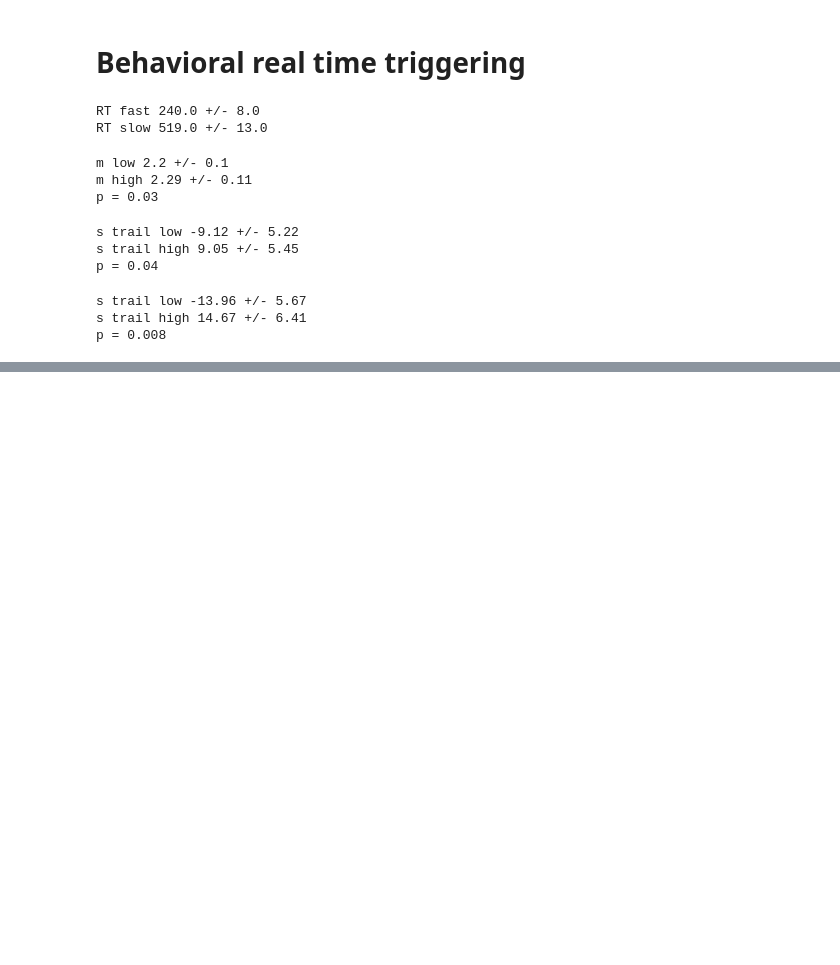
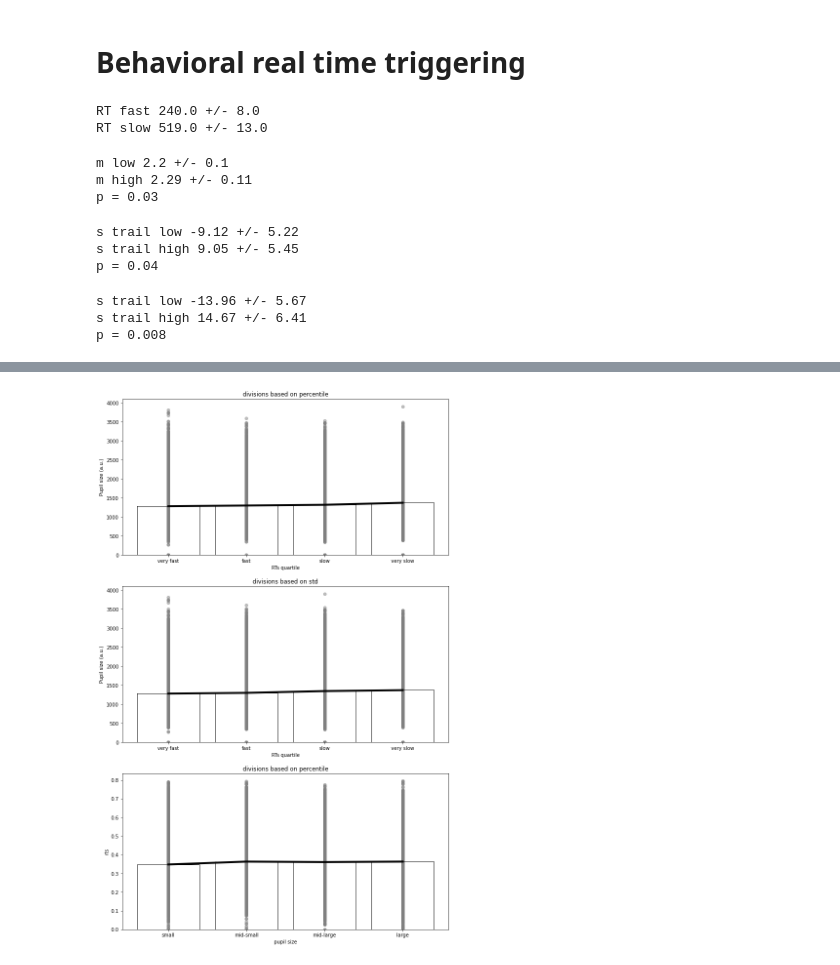
Before and after one commit to debetten/KeenedeBettencourt_PupilTrigger, a Jupyter notebook: scripts/Expt1_results.ipynb, the cells around one changed output, grey strips where cells are left out. Drawn from its saved outputs; the diff is of its cells as text; code cells hidden in the pictures; blank space fills up the shorter version.

```diff
--- a/scripts/Expt1_results.ipynb
+++ b/scripts/Expt1_results.ipynb
@@ -176,0 +184,98 @@ os.getcwd()
+# %%
+base_project_dir='/Users/pkeen/Documents/github/pupilometry_paper/'
+project_dir = base_project_dir + 'expt2/'
+subjects_dir = project_dir + 'subj_data/'
+figure_dir = base_project_dir + 'paper_figs/'
+
+#suppfig 2 - pupil and rt ,linear fit
+fig = plt.figure(figsize=(12,20))
+arf_reject = np.array(attndat.s_trailarf)
+arf_reject[np.isnan(arf_reject)==1] = 1
+rts_trail = np.array(attndat.rt_trail[arf_reject==0])
+pupil_trail = np.array(attndat.s_trail[arf_reject==0])
+nan_excludes = np.logical_and(np.isnan(rts_trail),np.isnan(pupil_trail))
+
+#subplot1 - linear fit
+#coefficients of best fit
+#ax = plt.subplot(311)
+#x1,b = np.polyfit(rts_trail[nan_excludes==0],pupil_trail[nan_excludes==0],1)
+#ax.scatter(rts_trail,pupil_trail,color='grey',alpha=.5)
+#best_fit_vals = [x1*i + b for i in rts_trail]
+#ax.plot(rts_trail,best_fit_vals)
+#violates assumption of linear independence, so least squares regression doesnt work
+
+#subplot2 - quartiles
+ax = plt.subplot(311)
+[q1,q2,q3] = np.percentile(rts_trail[np.isnan(rts_trail)==0],[25,50,75])
+psq1 = pupil_trail[rts_trail<=q1]
+psq2 = pupil_trail[np.logical_and(rts_trail>q1,rts_trail<=q2)]
+psq3 = pupil_trail[np.logical_and(rts_trail>q2,rts_trail<=q3)]
+psq4 = pupil_trail[rts_trail>q3]
+plt.scatter([np.ones(np.size(psq1))*1],[psq1],color = 'grey',alpha=0.5)
+plt.scatter([np.ones(np.size(psq2))*2],[psq2],color = 'grey',alpha=0.5)
+plt.scatter([np.ones(np.size(psq3))*3],[psq3],color = 'grey',alpha=0.5)
+plt.scatter([np.ones(np.size(psq4))*4],[psq4],color = 'grey',alpha=0.5)
+plt.bar([1,2,3,4],[np.nanmean(psq1),np.nanmean(psq2),np.nanmean(psq3),np.nanmean(psq4)],facecolor='none',edgecolor='k')
+plt.plot([1,2,3,4],[np.nanmean(psq1),np.nanmean(psq2),np.nanmean(psq3),np.nanmean(psq4)],color='k',linewidth=4)
+plt.xlabel('RTs quartile')
+plt.xticks([1,2,3,4],['very fast','fast','slow','very slow'])
+plt.ylabel("Pupil size (a.u.)")
+plt.title('divisions based on percentile')
+
+[t,p] = ttest_1samp(psq2,psq3,nan_policy='omit')
+print(np.nanmean(p))
+[t,p] = ttest_1samp(psq1,psq2,nan_policy='omit')
+print("fast,very fast ",np.nanmean(p))
+[t,p] = ttest_1samp(psq3,psq4,nan_policy='omit')
+print("slow, very slow ",np.nanmean(p))
+print("slope ",(np.nanmean(psq4)-np.nanmean(psq1))/(4-1))
+
+
+#subplot 3 - sd deviations
+ax = plt.subplot(312)
+q1 = np.nanmean(rts_trail)-np.nanstd(rts_trail)
+q2 = np.nanmean(rts_trail)
+q3 = np.nanmean(rts_trail)+np.nanstd(rts_trail)
+psq1 = pupil_trail[rts_trail<=q1]
+psq2 = pupil_trail[np.logical_and(rts_trail>q1,rts_trail<=q2)]
+psq3 = pupil_trail[np.logical_and(rts_trail>q2,rts_trail<=q3)]
+psq4 = pupil_trail[rts_trail>q3]
+plt.scatter([np.ones(np.size(psq1))*1],[psq1],color = 'grey',alpha=0.5)
+plt.scatter([np.ones(np.size(psq2))*2],[psq2],color = 'grey',alpha=0.5)
+plt.scatter([np.ones(np.size(psq3))*3],[psq3],color = 'grey',alpha=0.5)
+plt.scatter([np.ones(np.size(psq4))*4],[psq4],color = 'grey',alpha=0.5)
+plt.bar([1,2,3,4],[np.nanmean(psq1),np.nanmean(psq2),np.nanmean(psq3),np.nanmean(psq4)],facecolor='none',edgecolor='k')
+plt.plot([1,2,3,4],[np.nanmean(psq1),np.nanmean(psq2),np.nanmean(psq3),np.nanmean(psq4)],color='k',linewidth=4)
+plt.xlabel('RTs quartile')
+plt.xticks([1,2,3,4],['very fast','fast','slow','very slow'])
+plt.ylabel("Pupil size (a.u.)")
+plt.title('divisions based on std')
+
+#subplot 4 - do it for pupils
+ax = plt.subplot(313)
+[q1,q2,q3] = np.percentile(pupil_trail[np.isnan(pupil_trail)==0],[25,50,75])
+psq1 = rts_trail[pupil_trail<=q1]
+psq2 = rts_trail[np.logical_and(pupil_trail>q1,pupil_trail<q2)]
+psq3 = rts_trail[np.logical_and(pupil_trail>q2,pupil_trail<=q3)]
+psq4 = rts_trail[pupil_trail>q3]
+plt.scatter([np.ones(np.size(psq1))*1],[psq1],color = 'grey',alpha=0.5)
+plt.scatter([np.ones(np.size(psq2))*2],[psq2],color = 'grey',alpha=0.5)
+plt.scatter([np.ones(np.size(psq3))*3],[psq3],color = 'grey',alpha=0.5)
+plt.scatter([np.ones(np.size(psq4))*4],[psq4],color = 'grey',alpha=0.5)
+plt.bar([1,2,3,4],[np.nanmean(psq1),np.nanmean(psq2),np.nanmean(psq3),np.nanmean(psq4)],facecolor='none',edgecolor='k')
+plt.plot([1,2,3,4],[np.nanmean(psq1),np.nanmean(psq2),np.nanmean(psq3),np.nanmean(psq4)],color='k',linewidth=4)
+plt.xlabel('pupil size')
+plt.xticks([1,2,3,4],['small','mid-small','mid-large','large'])
+plt.ylabel("rts")
+plt.title('divisions based on percentile')
+
+[t,p] = ttest_1samp(psq2,psq3,nan_policy='omit')
+print(np.nanmean(p))
+[t,p] = ttest_1samp(psq1,psq2,nan_policy='omit')
+print("small,very small ",np.nanmean(p))
+[t,p] = ttest_1samp(psq3,psq4,nan_policy='omit')
+print("large, very large ",np.nanmean(p))
+print("slope ",(np.nanmean(psq4)-np.nanmean(psq1))/(4-1))
+
+fig.savefig(figure_dir + 'suppfig5-rt_pupil_relation_expt1.pdf', bbox_inches='tight')
+# %% [output]
@@ -176,0 +290 @@ os.getcwd()
+[figure, added]
```
Also changed, not shown: parts of 9 cells of this notebook, 16 other files.
